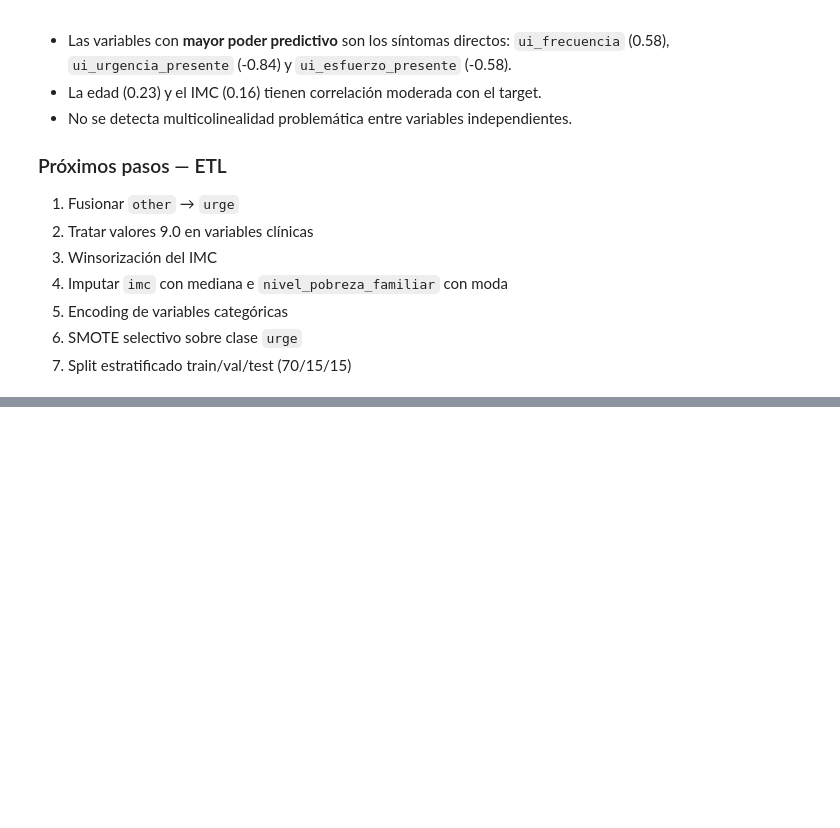
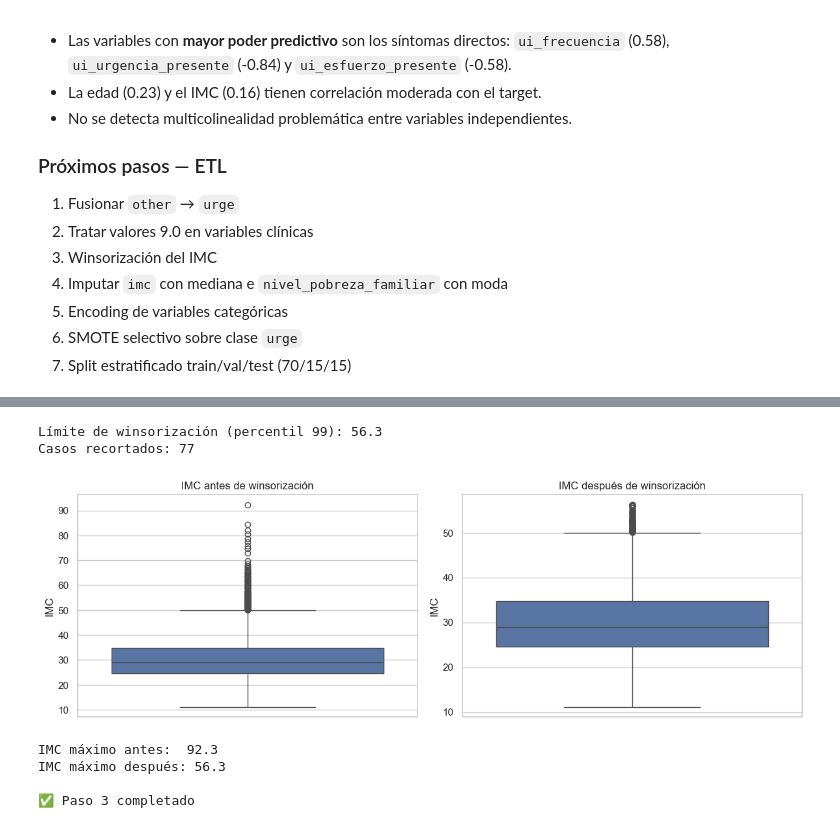
Before and after one commit to Bootcamp-IA-P6/Proyecto7_Equipo3_Multiclase, a Jupyter notebook: notebooks/modeling/notebook_maryori.ipynb, the cells around one changed output, grey strips where cells are left out. Drawn from its saved outputs; the diff is of its cells as text; code cells hidden in the pictures; blank space fills up the shorter version.

```diff
--- a/notebooks/modeling/notebook_maryori.ipynb
+++ b/notebooks/modeling/notebook_maryori.ipynb
@@ -473,0 +536,20 @@ tratarse en el ETL.
+# %%
+vars_clinicas = [
+    'dx_hipertension', 'dx_diabetes', 'dx_cancer',
+    'dx_artritis', 'fumadora_alguna_vez', 'actividad_fisica_vigorosa',
+    'medicacion_hta_cicloP', 'medicacion_hta_cicloL'
+]
+
+print("Valores 9.0 encontrados y reemplazados por NaN:")
+encontrados = False
+for col in vars_clinicas:
+    n = (df_etl[col] == 9.0).sum()
+    if n > 0:
+        df_etl[col] = df_etl[col].replace(9.0, np.nan)
+        print(f"  {col}: {n} valores reemplazados")
+        encontrados = True
+
+if not encontrados:
+    print("  No se encontraron valores 9.0")
+
+print("\n✅ Paso 2 completado")
@@ -473,0 +574,34 @@ tratarse en el ETL.
+# %%
+limite_imc = df_etl['imc'].quantile(0.99)
+print(f"Límite de winsorización (percentil 99): {limite_imc:.1f}")
+
+n_outliers = (df_etl['imc'] > limite_imc).sum()
+print(f"Casos recortados: {n_outliers}")
+
+df_etl['imc'] = df_etl['imc'].clip(upper=limite_imc)
+
+# Verificación visual — antes vs después
+fig, axes = plt.subplots(1, 2, figsize=(12, 4))
+
+sns.boxplot(y=df['imc'], ax=axes[0])
+axes[0].set_title("IMC antes de winsorización")
+axes[0].set_ylabel("IMC")
+
+sns.boxplot(y=df_etl['imc'], ax=axes[1])
+axes[1].set_title("IMC después de winsorización")
+axes[1].set_ylabel("IMC")
+
+plt.tight_layout()
+plt.show()
+
+print(f"IMC máximo antes:  {df['imc'].max():.1f}")
+print(f"IMC máximo después: {df_etl['imc'].max():.1f}")
+print("\n✅ Paso 3 completado")
+# %% [output]
+Límite de winsorización (percentil 99): 56.3
+Casos recortados: 77
+[figure, added]
+IMC máximo antes:  92.3
+IMC máximo después: 56.3
+
+✅ Paso 3 completado
```
Also changed, not shown: parts of 15 cells of this notebook, 2 other files.
